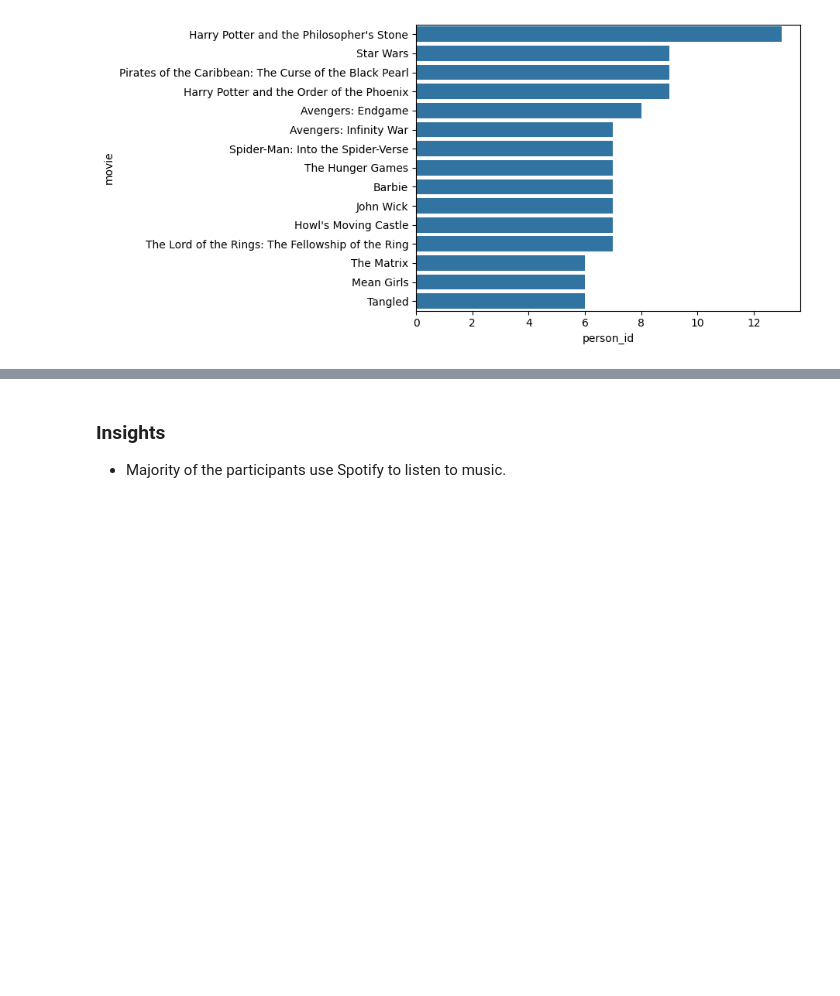
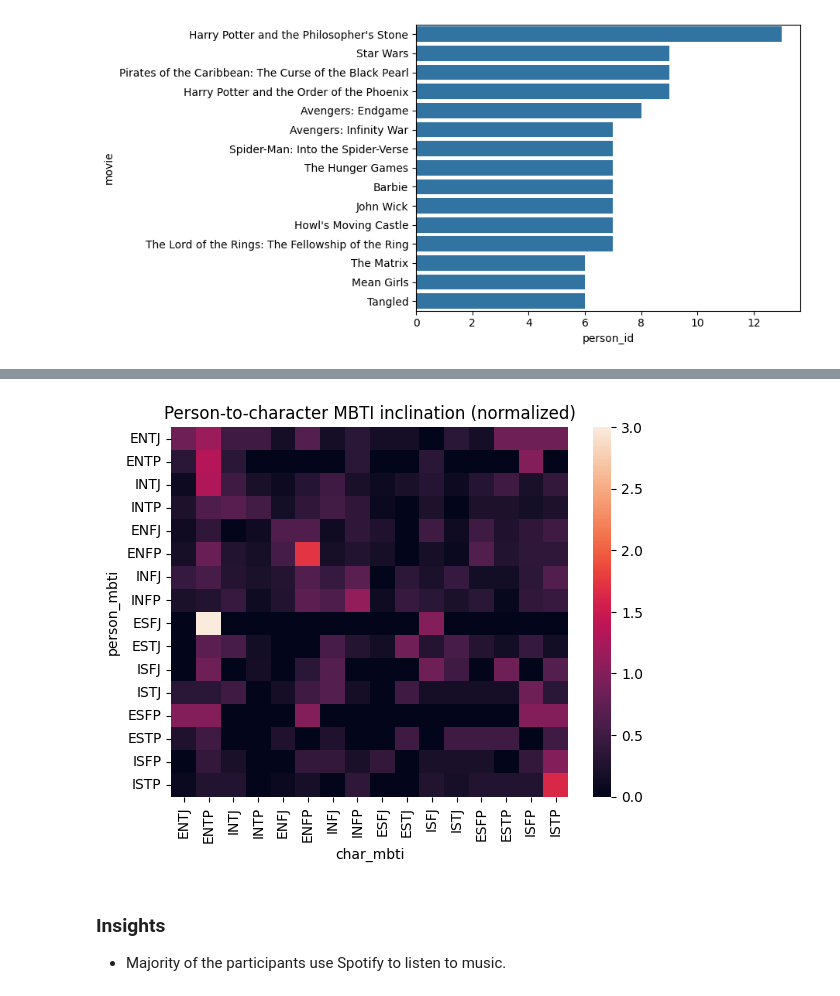
Before and after one commit to mlcuadra1/MBTI-movies-EDA, a Jupyter notebook: notebooks/Script 7 - EDA.ipynb, the cells around one changed output, grey strips where cells are left out. Drawn from its saved outputs; the diff is of its cells as text; code cells hidden in the pictures; blank space fills up the shorter version.

```diff
--- a/notebooks/Script 7 - EDA.ipynb
+++ b/notebooks/Script 7 - EDA.ipynb
@@ -234,3 +260,15 @@ Passing `palette` without assigning `hue` is deprecated and will be removed in v
+# %%
+# Normalized version
+
+normalized_incl = rearranged_mbti_pivot.div(user_mbti_count, axis=0)
+normalized_incl
+fig, ax8 = plt.subplots()
+
+sns.heatmap(normalized_incl)
+plt.title('Person-to-character MBTI inclination (normalized)')
+plt.show()
+# %% [output]
+[figure, added]
 # %% [markdown]
 ### Insights
 - Majority of the participants use Spotify to listen to music.
```
Also changed, not shown: parts of 9 cells of this notebook.
